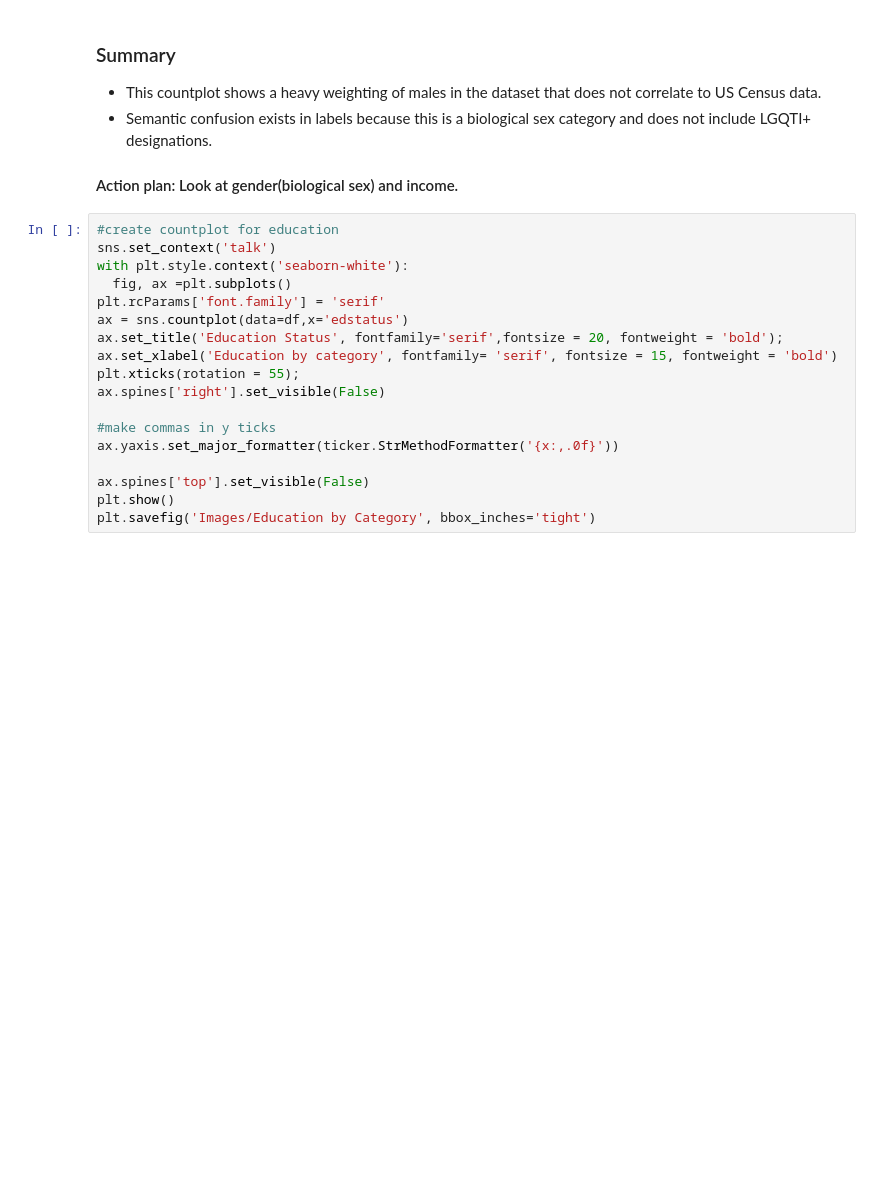
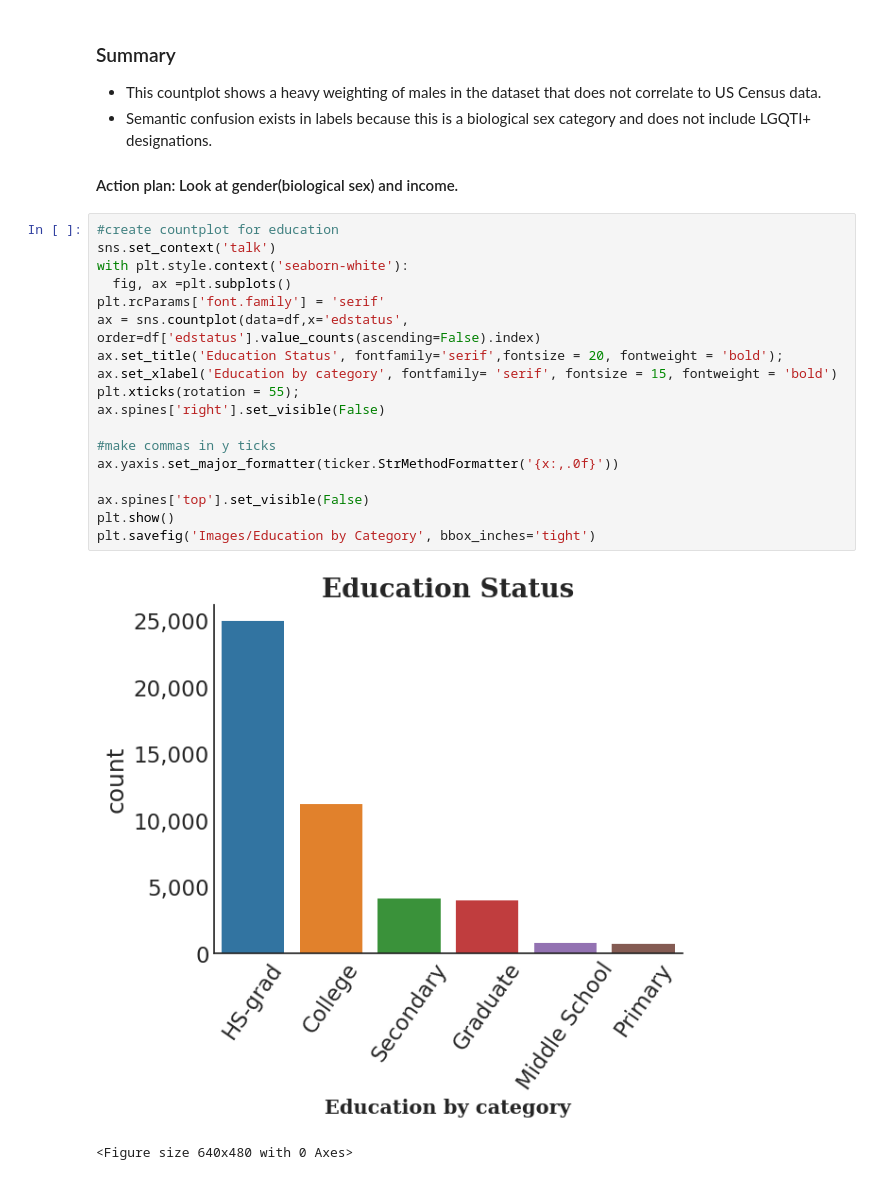
Before and after one commit to Elispreng/Census_1990, a Jupyter notebook: Visuals and Data Exploration.ipynb, the cells around one changed output. Saved outputs shown, nothing was run; the diff lists cells and outputs as text; blank space fills up the shorter version.

```diff
--- a/Visuals and Data Exploration.ipynb
+++ b/Visuals and Data Exploration.ipynb
@@ -830,18 +830,21 @@ plt.show()
 # %%
 #create countplot for education
 sns.set_context('talk')
 with plt.style.context('seaborn-white'):
   fig, ax =plt.subplots()
 plt.rcParams['font.family'] = 'serif'
-ax = sns.countplot(data=df,x='edstatus')
+ax = sns.countplot(data=df,x='edstatus', order=df['edstatus'].value_counts(ascending=False).index)
 ax.set_title('Education Status', fontfamily='serif',fontsize = 20, fontweight = 'bold');
 ax.set_xlabel('Education by category', fontfamily= 'serif', fontsize = 15, fontweight = 'bold')
 plt.xticks(rotation = 55);
 ax.spines['right'].set_visible(False)
 
 #make commas in y ticks
 ax.yaxis.set_major_formatter(ticker.StrMethodFormatter('{x:,.0f}'))
 
 ax.spines['top'].set_visible(False)
 plt.show()
 plt.savefig('Images/Education by Category', bbox_inches='tight')
+# %% [output]
+[figure, added]
+<Figure size 640x480 with 0 Axes>
```
Also changed, not shown: parts of 8 cells of this notebook, 2 other files.
